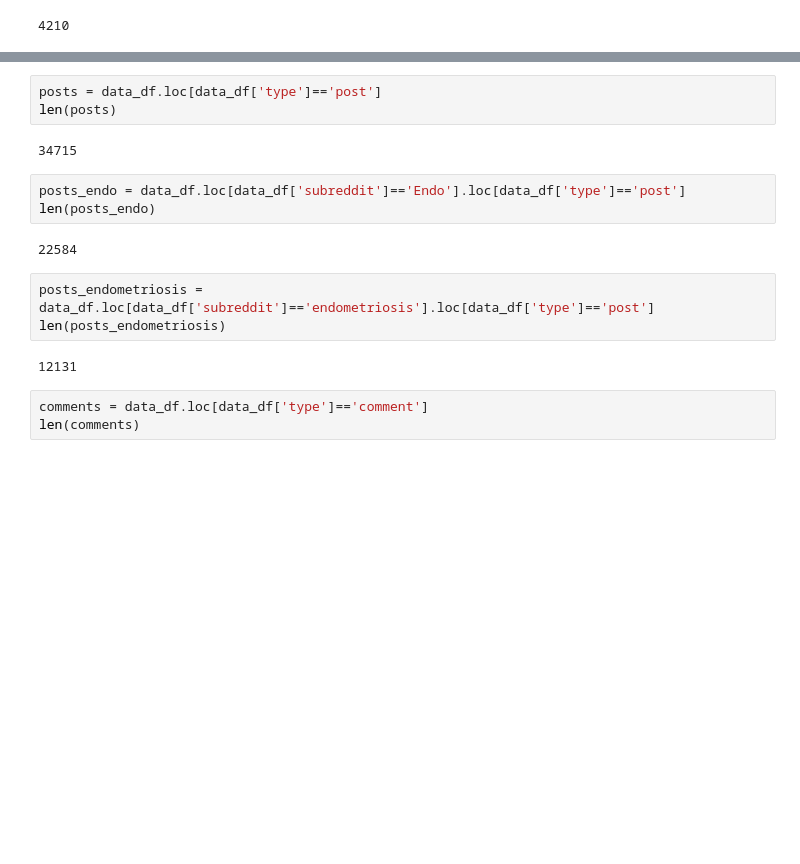
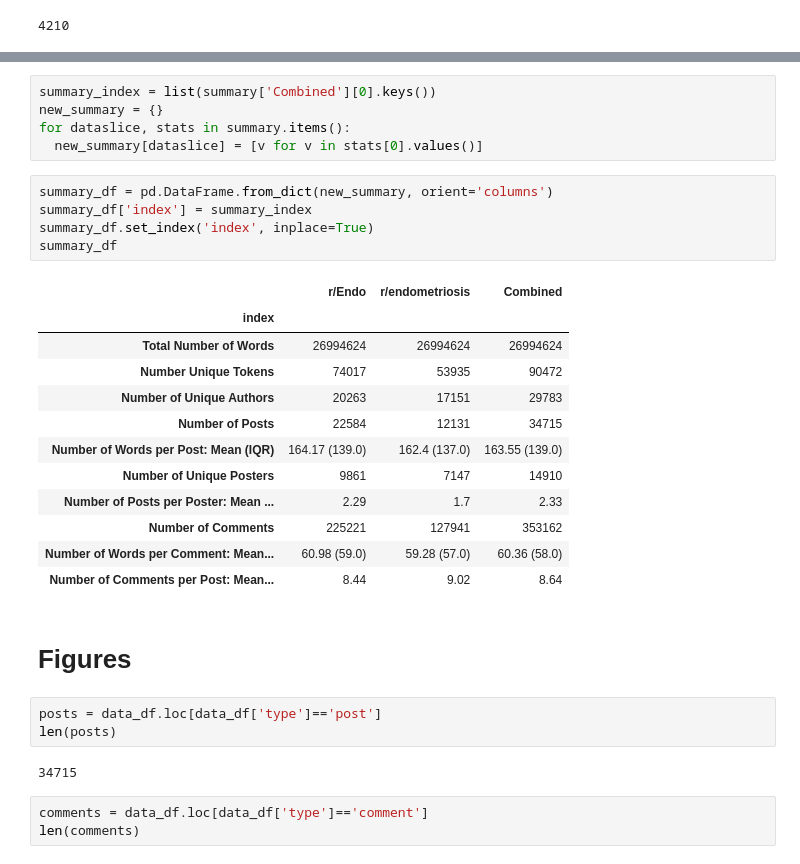
Before and after one commit to federicabologna/endoOHCs, a Jupyter notebook: code/dataset_stats.ipynb, the cells around one changed output, grey strips where cells are left out. Cells and saved outputs as stored; diff of their text form; blank space fills up the shorter version.

```diff
--- a/code/dataset_stats.ipynb
+++ b/code/dataset_stats.ipynb
@@ -89,18 +116,33 @@ len(endometriosis)
+# %%
+summary_index = list(summary['Combined'][0].keys())
+new_summary = {}
+for dataslice, stats in summary.items():
+  new_summary[dataslice] = [v for v in stats[0].values()]
+# %%
+summary_df = pd.DataFrame.from_dict(new_summary, orient='columns')
+summary_df['index'] = summary_index
+summary_df.set_index('index', inplace=True)
+summary_df
+# %% [output]
+|  | r/Endo | r/endometriosis | Combined |
+| index |  |  |  |
+| Total Number of Words | 26994624 | 26994624 | 26994624 |
+| Number Unique Tokens | 74017 | 53935 | 90472 |
+| Number of Unique Authors | 20263 | 17151 | 29783 |
+| Number of Posts | 22584 | 12131 | 34715 |
+| Number of Words per Post: Mean (IQR) | 164.17 (139.0) | 162.4 (137.0) | 163.55 (139.0) |
+| Number of Unique Posters | 9861 | 7147 | 14910 |
+| Number of Posts per Poster: Mean ... | 2.29 | 1.7 | 2.33 |
+| Number of Comments | 225221 | 127941 | 353162 |
+| Number of Words per Comment: Mean... | 60.98 (59.0) | 59.28 (57.0) | 60.36 (58.0) |
+| Number of Comments per Post: Mean... | 8.44 | 9.02 | 8.64 |
+# %% [markdown]
+# Figures
 # %%
 posts = data_df.loc[data_df['type']=='post']
 len(posts)
 # %% [output]
 34715
-# %%
-posts_endo = data_df.loc[data_df['subreddit']=='Endo'].loc[data_df['type']=='post']
-len(posts_endo)
-# %% [output]
-22584
-# %%
-posts_endometriosis = data_df.loc[data_df['subreddit']=='endometriosis'].loc[data_df['type']=='post']
-len(posts_endometriosis)
-# %% [output]
-12131
 # %%
 comments = data_df.loc[data_df['type']=='comment']
 len(comments)
```
Also changed, not shown: parts of 53 cells of this notebook, 7 other files.
